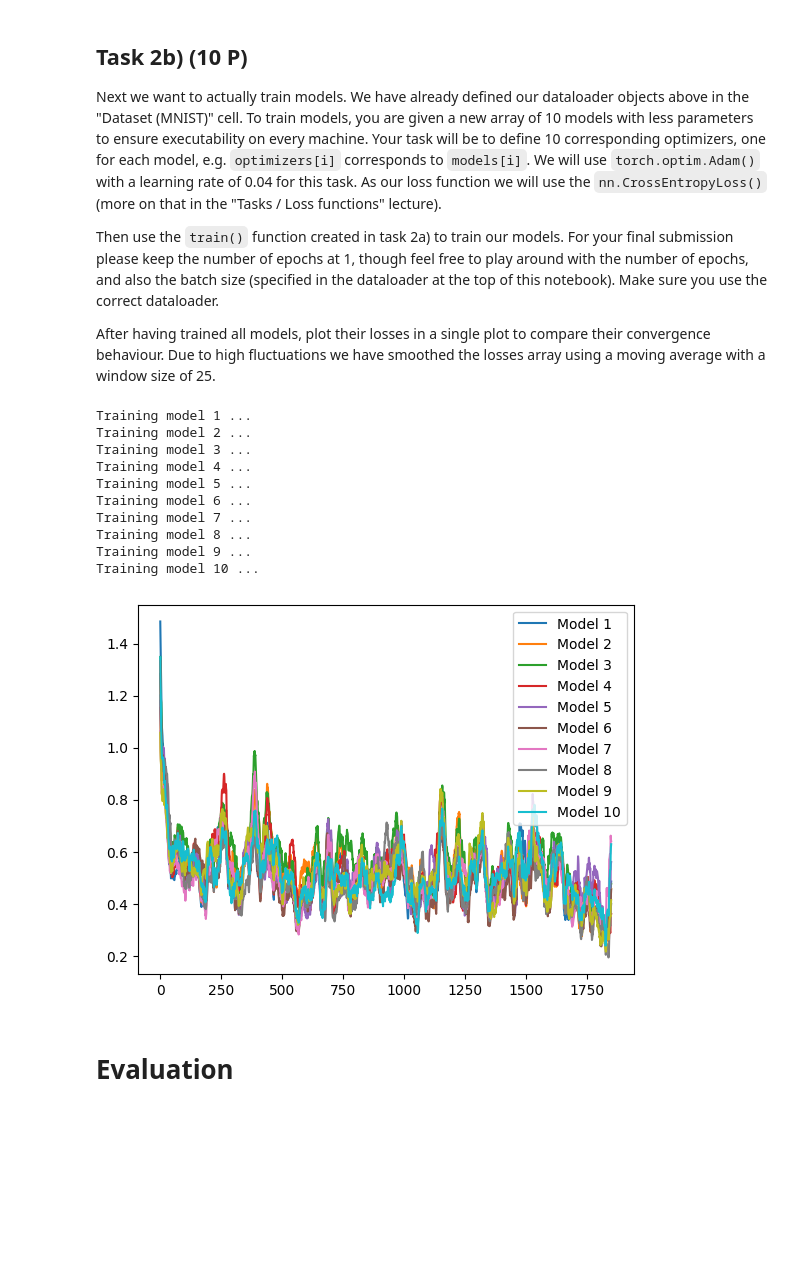
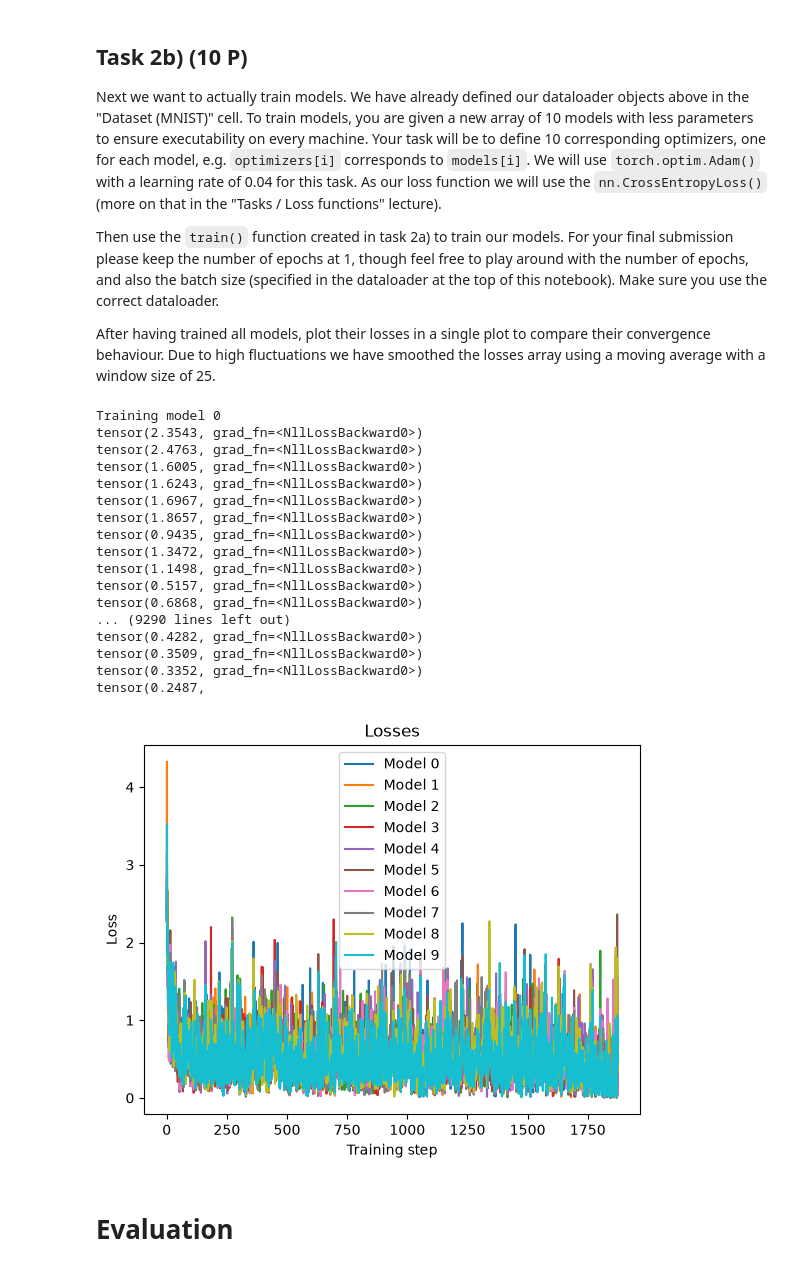
Before and after one commit to EwanMe/dl1, a Jupyter notebook: sheet04-optimization2/Ex4_Optimization2.ipynb, the cells around one changed output. Cells and saved outputs as stored; diff of their text form; code cells hidden in the pictures; blank space fills up the shorter version.

Commit message:
Optimization 2

```diff
--- a/sheet04-optimization2/Ex4_Optimization2.ipynb
+++ b/sheet04-optimization2/Ex4_Optimization2.ipynb
@@ -201,8 +208,8 @@ Below is a short demonstration on how these things work together.
 # %%
 from torch.optim import SGD
 
-non_learnable_tensor = torch.tensor([1., 2., 3.])
-learnable_tensor = torch.tensor([1., 1., 1.], requires_grad=True)
+non_learnable_tensor = torch.tensor([1.0, 2.0, 3.0])
+learnable_tensor = torch.tensor([1.0, 1.0, 1.0], requires_grad=True)
 
 # For this demonstration we simply passed our tensors as a list to the
 # optimizer. Usually you would pass as the first argument to your optimizer
@@ -242,8 +249,7 @@ print(learnable_tensor.data, "(learnable tensor)")
 print(non_learnable_tensor.data, "(non learnable tensor)\n\n")
 
 optimizer.zero_grad(set_to_none=False)
-print(
-    """Next, we call the optimizer.zero_grad() function, which simply sets the
+print("""Next, we call the optimizer.zero_grad() function, which simply sets the
 gradient to zero. We explicitly set the set_to_none parameter to True. If you
 would omit that part it would be set to None.\n""")
 print(learnable_tensor.grad, "(gradient of learnable tensor)")
@@ -301,30 +313,51 @@ Next we want to actually train models. We have already defined our dataloader ob
 Then use the `train()` function created in task 2a) to train our models. For your final submission please keep the number of epochs at 1, though feel free to play around with the number of epochs, and also the batch size (specified in the dataloader at the top of this notebook). Make sure you use the correct dataloader.
 
 After having trained all models, plot their losses in a single plot to compare their convergence behaviour. Due to high fluctuations we have smoothed the losses array using a moving average with a window size of 25.
-# %%
-loss_fn = nn.CrossEntropyLoss()
-
-models = [SimpleMLP(dims=[28 * 28, 32, 10]) for _ in range(10)]
-
-# --------------------------------------------------
-# TODO: Replace by your code
-# --------------------------------------------------
-optimizers = solution.task2b_optimizers(models)
-
-solution.task2b_train(train, models, optimizers, loss_fn, n_epochs=1)
-# --------------------------------------------------
-# %% [output]
-Training model 1 ...
-Training model 2 ...
-Training model 3 ...
-Training model 4 ...
-Training model 5 ...
-Training model 6 ...
-Training model 7 ...
-Training model 8 ...
-Training model 9 ...
-Training model 10 ...
-[figure, removed]
+# %%
+import matplotlib.pyplot as plt
+
+loss_fn = nn.CrossEntropyLoss()
+
+models = [SimpleMLP(dims=[28 * 28, 32, 10]) for _ in range(10)]
+optimizers = [
+    torch.optim.Adam(params=model.parameters(), lr=0.04) for model in models
+]
+
+fig, ax = plt.subplots()
+for i in range(len(models)):
+    print(f"Training model {i}")
+    losses = train(
+        models[i],
+        dataloader=train_loader,
+        optimizer=optimizers[i],
+        loss_fn=loss_fn,
+        n_epochs=1,
+    )
+
+    ax.plot(losses, label=f"Model {i}")
+
+ax.set(title="Losses", ylabel="Loss", xlabel="Training step")
+ax.legend()
+plt.show()
+# %% [output]
+Training model 0
+tensor(2.3543, grad_fn=<NllLossBackward0>)
+tensor(2.4763, grad_fn=<NllLossBackward0>)
+tensor(1.6005, grad_fn=<NllLossBackward0>)
+tensor(1.6243, grad_fn=<NllLossBackward0>)
+tensor(1.6967, grad_fn=<NllLossBackward0>)
+tensor(1.8657, grad_fn=<NllLossBackward0>)
+tensor(0.9435, grad_fn=<NllLossBackward0>)
+tensor(1.3472, grad_fn=<NllLossBackward0>)
+tensor(1.1498, grad_fn=<NllLossBackward0>)
+tensor(0.5157, grad_fn=<NllLossBackward0>)
+tensor(0.6868, grad_fn=<NllLossBackward0>)
+... (9290 lines left out)
+tensor(0.4282, grad_fn=<NllLossBackward0>)
+tensor(0.3509, grad_fn=<NllLossBackward0>)
+tensor(0.3352, grad_fn=<NllLossBackward0>)
+tensor(0.2487,
+[figure, added]
 # %% [markdown]
 # Evaluation
 # %% [markdown]
```
Also changed, not shown: parts of 12 cells of this notebook, 2 other files.
